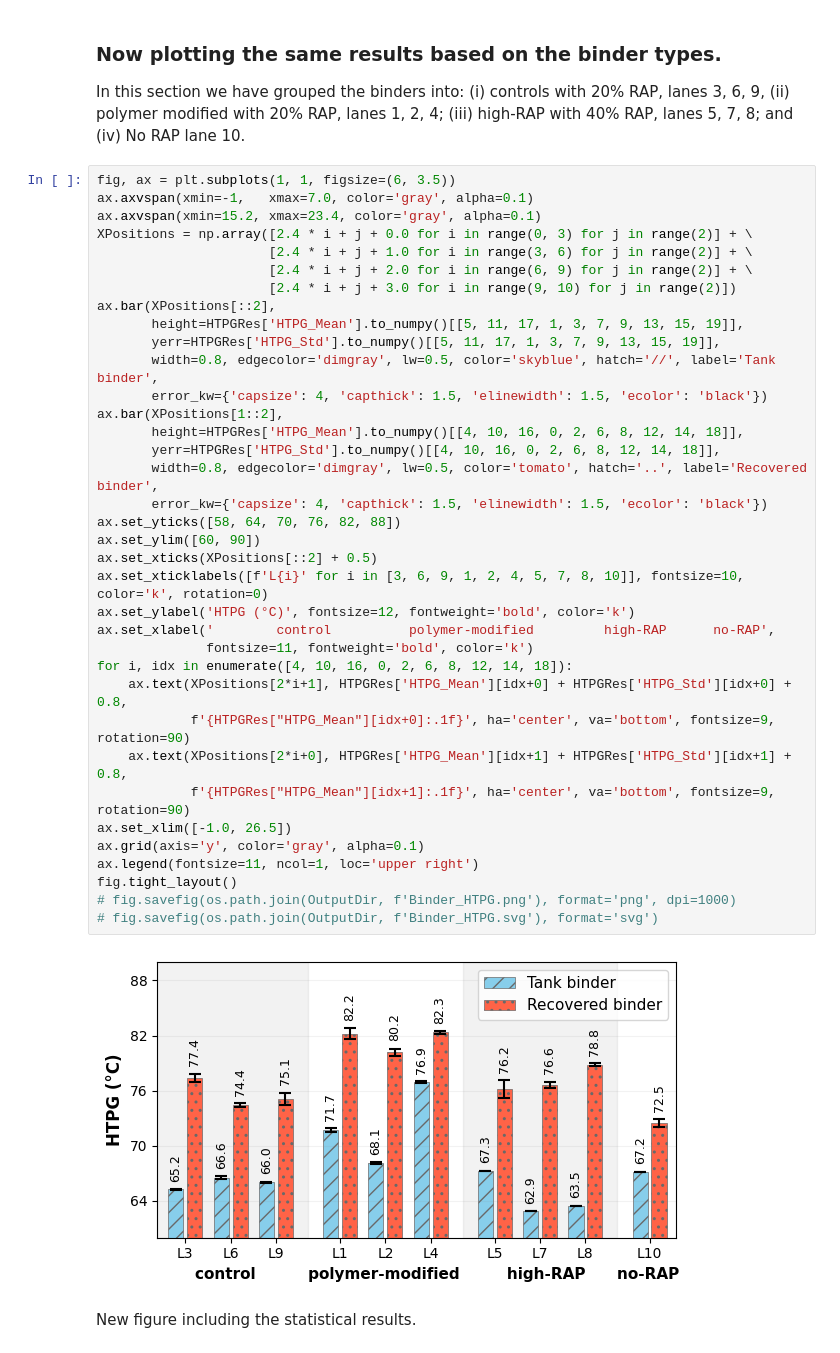
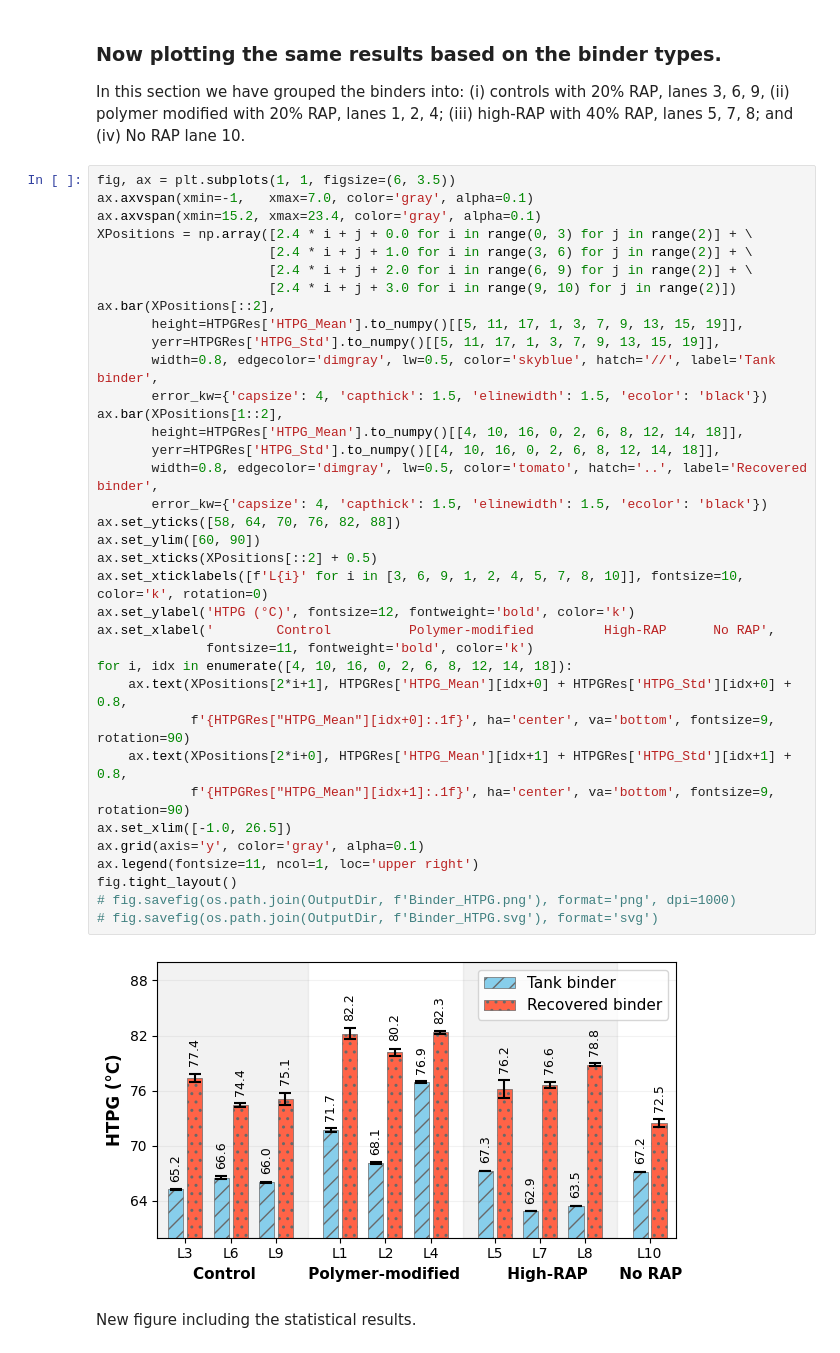
Before and after one commit to TFHRC-ABML/Pub_TRB_RuttingBinderPTF, a Jupyter notebook: Task01_Binder_HTPG.ipynb, the cells around one changed output. Saved outputs shown, nothing was run; the diff lists cells and outputs as text.

```diff
--- a/Task01_Binder_HTPG.ipynb
+++ b/Task01_Binder_HTPG.ipynb
@@ -86,35 +86,35 @@ XPositions = np.array([2.4 * i + j + 0.0 for i in range(0, 3) for j in range(2)]
                       [2.4 * i + j + 2.0 for i in range(6, 9) for j in range(2)] + \
                       [2.4 * i + j + 3.0 for i in range(9, 10) for j in range(2)])
 ax.bar(XPositions[::2],
        height=HTPGRes['HTPG_Mean'].to_numpy()[[5, 11, 17, 1, 3, 7, 9, 13, 15, 19]],
        yerr=HTPGRes['HTPG_Std'].to_numpy()[[5, 11, 17, 1, 3, 7, 9, 13, 15, 19]],
        width=0.8, edgecolor='dimgray', lw=0.5, color='skyblue', hatch='//', label='Tank binder',
        error_kw={'capsize': 4, 'capthick': 1.5, 'elinewidth': 1.5, 'ecolor': 'black'})
 ax.bar(XPositions[1::2],
        height=HTPGRes['HTPG_Mean'].to_numpy()[[4, 10, 16, 0, 2, 6, 8, 12, 14, 18]],
        yerr=HTPGRes['HTPG_Std'].to_numpy()[[4, 10, 16, 0, 2, 6, 8, 12, 14, 18]],
        width=0.8, edgecolor='dimgray', lw=0.5, color='tomato', hatch='..', label='Recovered binder',
        error_kw={'capsize': 4, 'capthick': 1.5, 'elinewidth': 1.5, 'ecolor': 'black'})
 ax.set_yticks([58, 64, 70, 76, 82, 88])
 ax.set_ylim([60, 90])
 ax.set_xticks(XPositions[::2] + 0.5)
 ax.set_xticklabels([f'L{i}' for i in [3, 6, 9, 1, 2, 4, 5, 7, 8, 10]], fontsize=10, color='k', rotation=0)
 ax.set_ylabel('HTPG (°C)', fontsize=12, fontweight='bold', color='k')
-ax.set_xlabel('        control          polymer-modified         high-RAP      no-RAP',
+ax.set_xlabel('        Control          Polymer-modified         High-RAP      No RAP',
               fontsize=11, fontweight='bold', color='k')
 for i, idx in enumerate([4, 10, 16, 0, 2, 6, 8, 12, 14, 18]):
     ax.text(XPositions[2*i+1], HTPGRes['HTPG_Mean'][idx+0] + HTPGRes['HTPG_Std'][idx+0] + 0.8,
             f'{HTPGRes["HTPG_Mean"][idx+0]:.1f}', ha='center', va='bottom', fontsize=9, rotation=90)
     ax.text(XPositions[2*i+0], HTPGRes['HTPG_Mean'][idx+1] + HTPGRes['HTPG_Std'][idx+1] + 0.8,
             f'{HTPGRes["HTPG_Mean"][idx+1]:.1f}', ha='center', va='bottom', fontsize=9, rotation=90)
 ax.set_xlim([-1.0, 26.5])
 ax.grid(axis='y', color='gray', alpha=0.1)
 ax.legend(fontsize=11, ncol=1, loc='upper right')
 fig.tight_layout()
 # fig.savefig(os.path.join(OutputDir, f'Binder_HTPG.png'), format='png', dpi=1000)
 # fig.savefig(os.path.join(OutputDir, f'Binder_HTPG.svg'), format='svg')
 # %% [output]
-[figure, old version]
+[figure, new version]
 # %% [markdown]
 New figure including the statistical results.
 # %%
```
Also changed, not shown: 3 other files.
